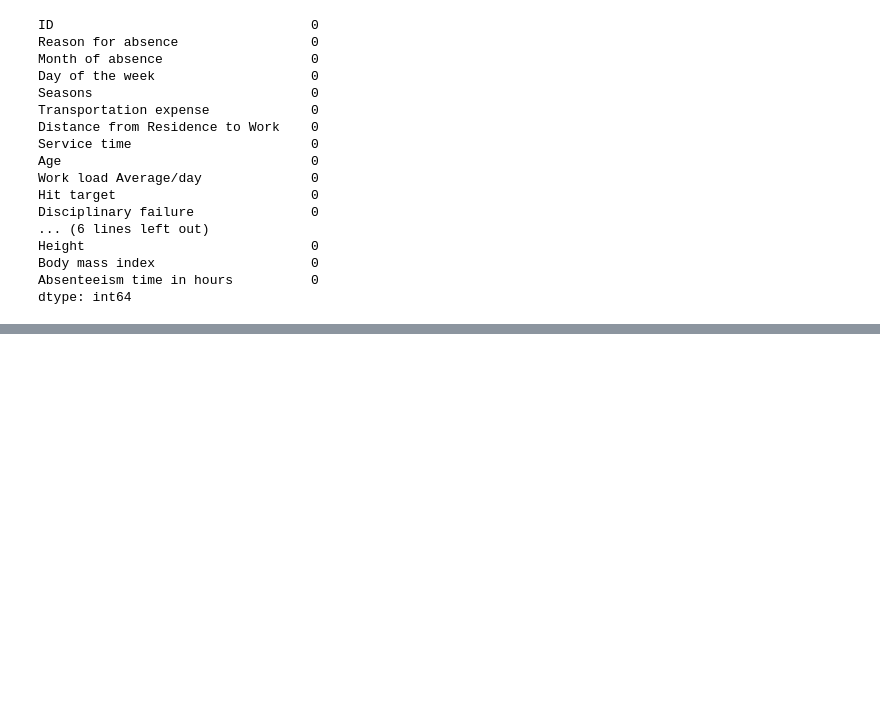
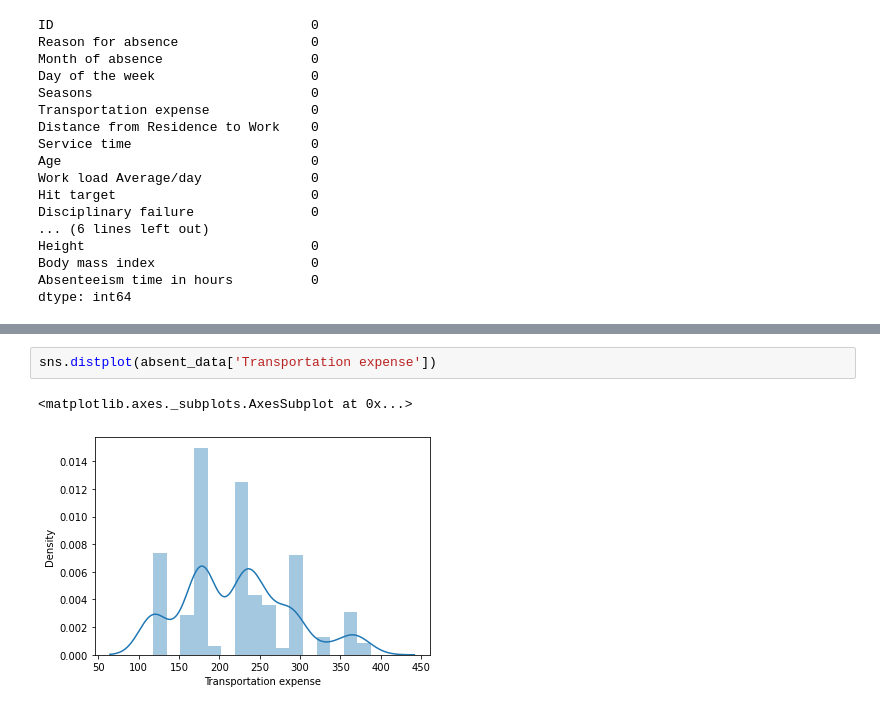
Before and after one commit to DHRUV6029/CMPE-255_NPDP, a Jupyter notebook: CMPE_255_NPDP.ipynb, the cells around one changed output, grey strips where cells are left out. Saved outputs shown, nothing was run; the diff lists cells and outputs as text; blank space fills up the shorter version.

Commit message:
Plotting continuous variable distributions

```diff
--- a/CMPE_255_NPDP.ipynb
+++ b/CMPE_255_NPDP.ipynb
@@ -1633,0 +1661,5 @@ dtype: int64
+# %%
+sns.distplot(absent_data['Transportation expense'])
+# %% [output]
+<matplotlib.axes._subplots.AxesSubplot at 0x...>
+[figure, added]
```
Also changed, not shown: parts of 52 cells of this notebook.
